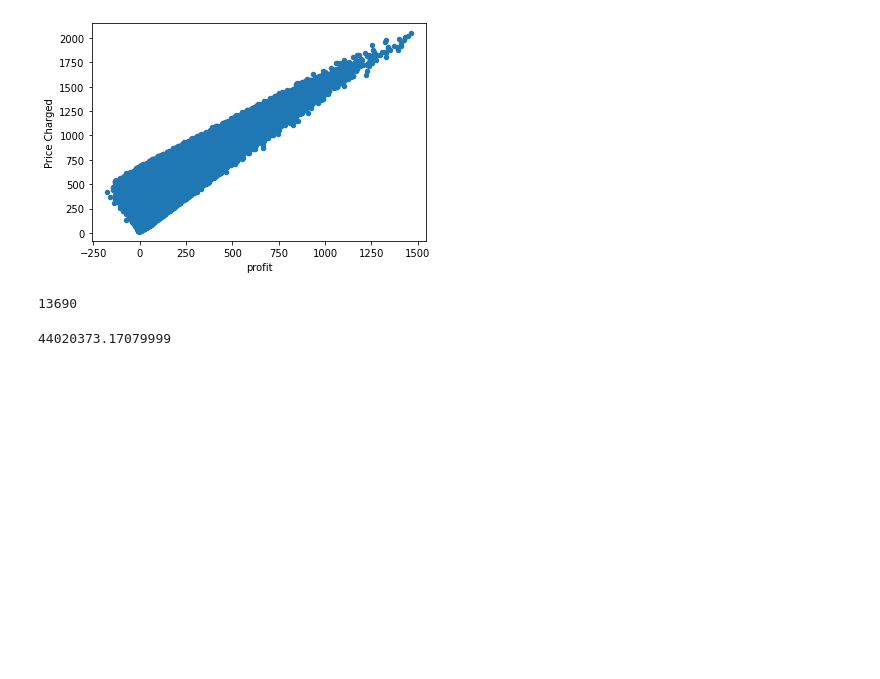
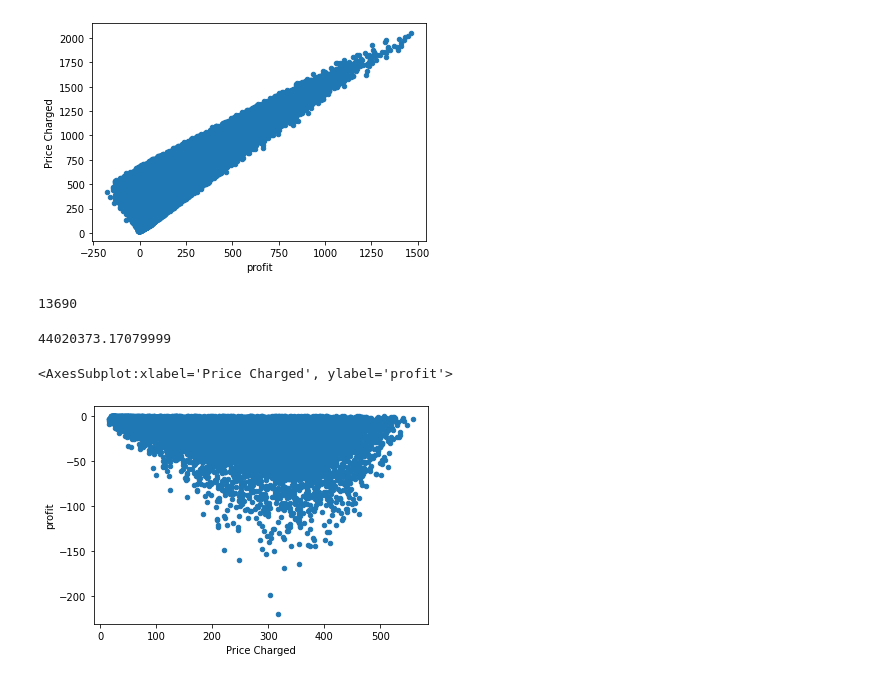
Before and after one commit to Yihsuansun/DataGlacier-EDA, a Jupyter notebook: DataGlacier-EDA.ipynb, the cells around one changed output. Cells and saved outputs as stored; diff of their text form; code cells hidden in the pictures; blank space fills up the shorter version.

```diff
--- a/DataGlacier-EDA.ipynb
+++ b/DataGlacier-EDA.ipynb
@@ -375,3 +458,8 @@ TotalProfit_Yellow
 # Count the total profit - Yellow cab
 # %% [output]
 44020373.17079999
+# %%
+df1.plot.scatter(x='Price Charged', y='profit') # to find the price that might get negative profit most - Pink
+# %% [output]
+<AxesSubplot:xlabel='Price Charged', ylabel='profit'>
+[figure, added]
```
Also changed, not shown: parts of 70 cells of this notebook, 1 other file.
